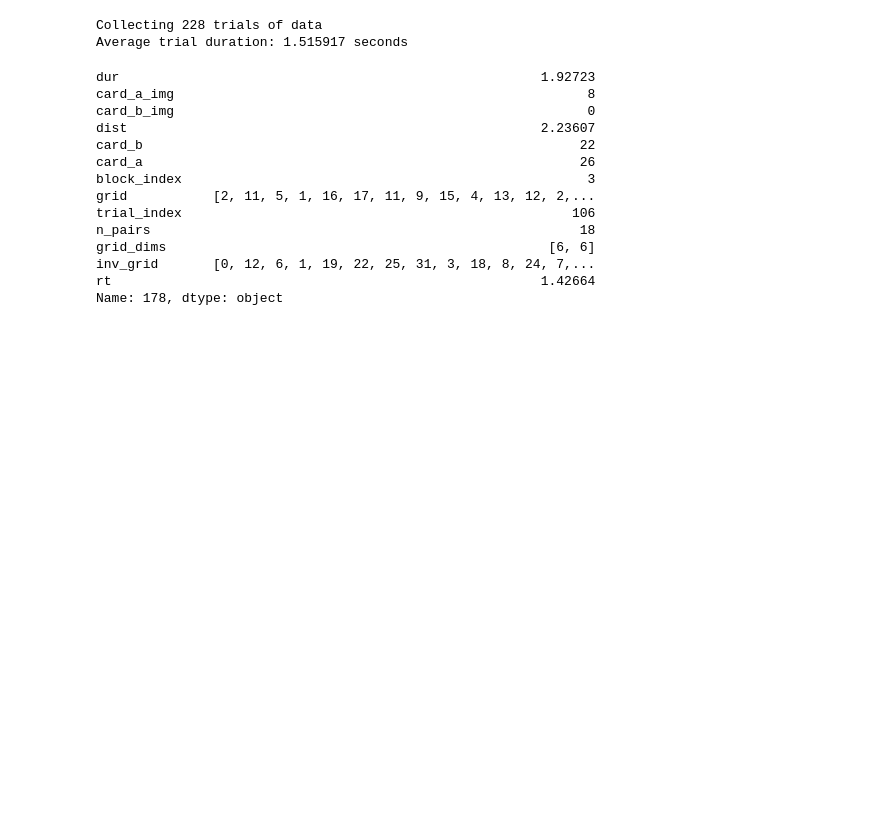
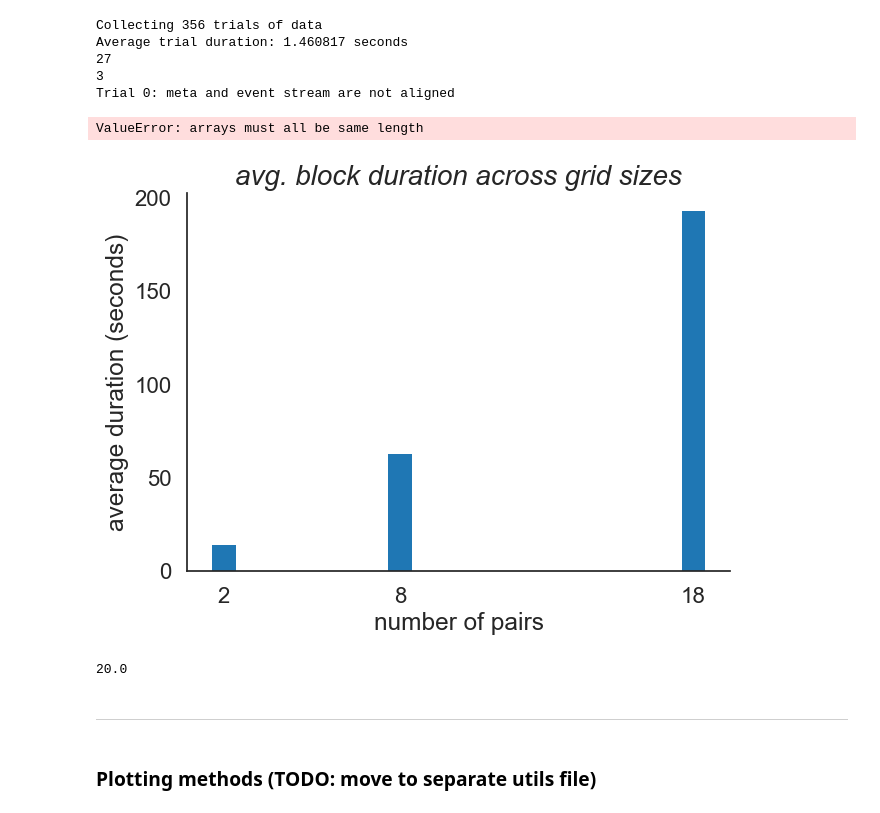
Before and after one commit to aidapiccato/concentration-game-mworks, a Jupyter notebook: unpack_data.ipynb, the cells around one changed output. Saved outputs shown, nothing was run; the diff lists cells and outputs as text; code cells hidden in the pictures; blank space fills up the shorter version.

```diff
--- a/unpack_data.ipynb
+++ b/unpack_data.ipynb
@@ -8,9 +8,7 @@ import matplotlib.style as style
 import pandas as pd
 import pickle as pkl
 # %%
-style.use('seaborn-notebook')
-# plt.gca().spines['top'].set_visible(False)
-# plt.gca().spines['right'].set_visible(False)
+style.use('seaborn-poster')
 style.use('seaborn-white')
 # %%
 # username = 'apiccato'
@@ -168,23 +163,32 @@ def unpack(fn, subject_fn):
 # %%
-fn = "aidapiccato-concentration-20200120-180933.mwk2"
-data_scalar = unpack(fn, subject_fn)
+fn = "aidapiccato-concentration-20200121-082627.mwk2"
+unpack = Unpack(fn, subject_fn)
 # %% [output]
-Collecting 228 trials of data
-Average trial duration: 1.515917 seconds
+Collecting 356 trials of data
+Average trial duration: 1.460817 seconds
+27
+3
+Trial 0: meta and event stream are not aligned
+ValueError: arrays must all be same length
-# %%
-data_scalar.iloc[178]
-# %% [output]
-dur                                                      1.92723
-card_a_img                                                     8
-card_b_img                                                     0
-dist                                                     2.23607
-card_b                                                        22
-card_a                                                        26
-block_index                                                    3
-grid           [2, 11, 5, 1, 16, 17, 11, 9, 15, 4, 13, 12, 2,...
-trial_index                                                  106
-n_pairs                                                       18
-grid_dims                                                 [6, 6]
-inv_grid       [0, 12, 6, 1, 19, 22, 25, 31, 3, 18, 8, 24, 7,...
-rt                                                       1.42664
-Name: 178, dtype: object
+# %%
+# duration of block averaged across grid sizes
+block_avg_dur = unpack.scalar.groupby('n_pairs')['dur'].sum()/unpack.scalar.groupby('n_pairs')['block_index'].nunique()
+f, ax = plt.subplots(1, 1, figsize=(7, 5), dpi=100)
+ax.bar(block_avg_dur.keys(), block_avg_dur)
+ax.set_xticks(block_avg_dur.keys())
+ax.set_xlabel('number of pairs')
+ax.set_ylabel('average duration (seconds)')
+ax.set_title('avg. block duration across grid sizes')
+prettify(ax)
+plt.show()
+# %% [output]
+[figure, added]
+# %%
+n_repeats = 4
+((25 + 75 + 200) * n_repeats)/60
+# %% [output]
+20.0
+# %% [markdown]
+***
+# %% [markdown]
+### Plotting methods (TODO: move to separate utils file)
```
Also changed, not shown: parts of 4 cells of this notebook, 3 other files.
